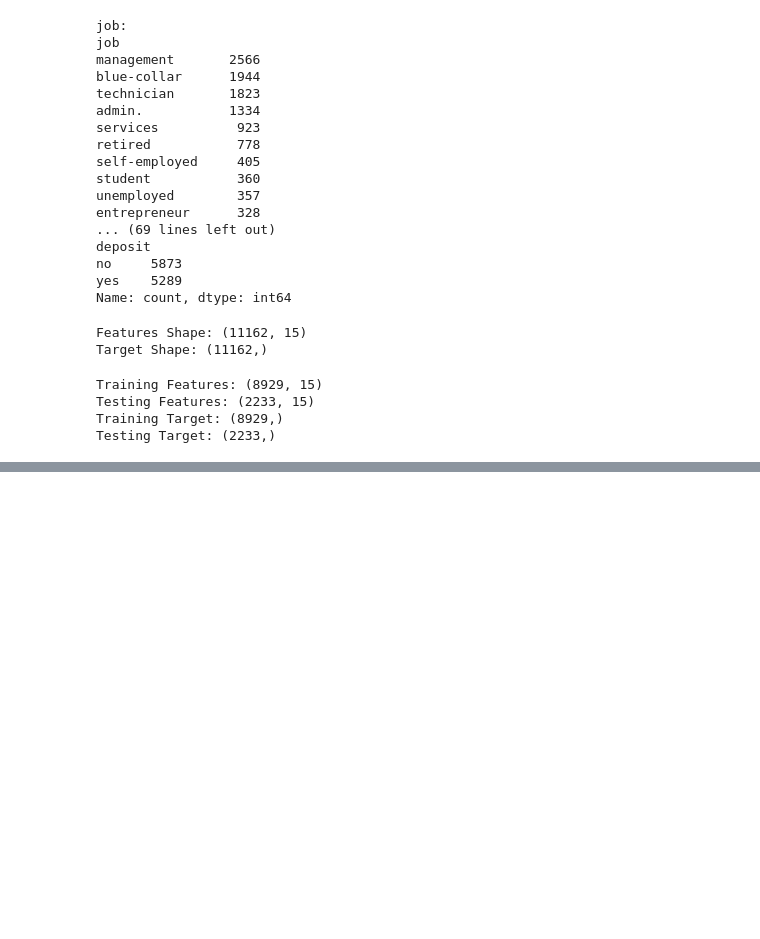
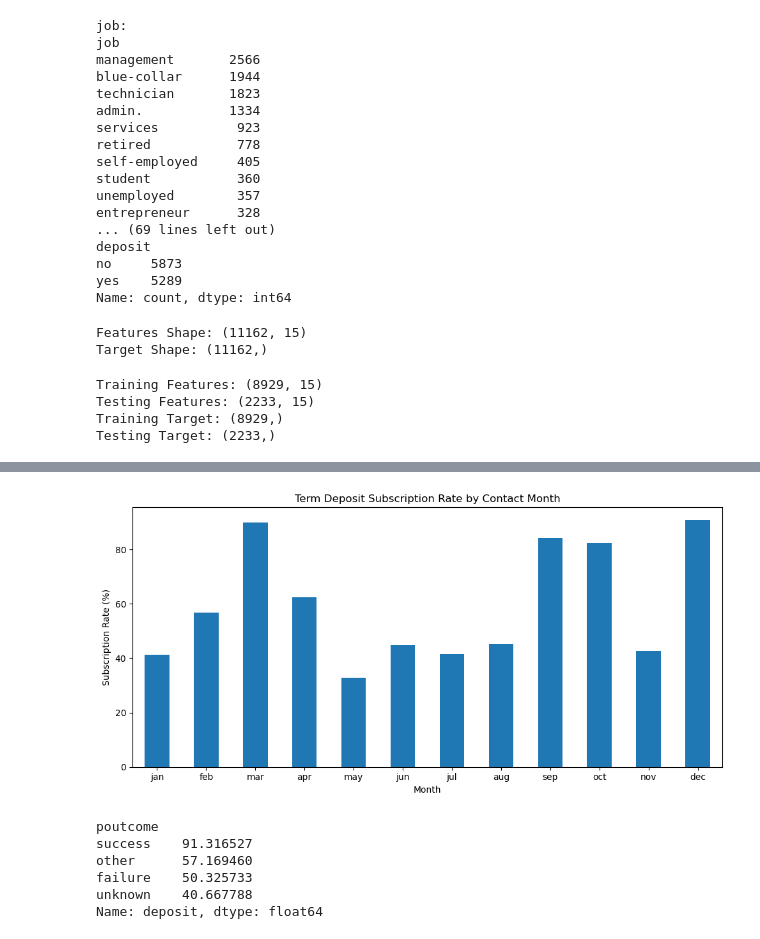
Before and after one commit to jasleenjk07/markovate-assessment, a Jupyter notebook: notebooks/Customer_Subscription_Classification.ipynb, the cells around one changed output, grey strips where cells are left out. Saved outputs shown, nothing was run; the diff lists cells and outputs as text; code cells hidden in the pictures; blank space fills up the shorter version.

```diff
--- a/notebooks/Customer_Subscription_Classification.ipynb
+++ b/notebooks/Customer_Subscription_Classification.ipynb
@@ -245,0 +369,6 @@ Testing Target: (2233,)
+# %%
+month_subscription = df.groupby("month")["deposit"].apply(
+    lambda x : (x == "yes").mean() * 100
+)
+
+print(month_subscription)
@@ -245,0 +390,30 @@ Testing Target: (2233,)
+# %%
+month_order = [
+    "jan", "feb", "mar", "apr", "may", "jun",
+    "jul", "aug", "sep", "oct", "nov", "dec"
+]
+
+month_subscription = month_subscription.reindex(month_order)
+
+month_subscription.plot(kind = "bar", figsize=(10,5))
+plt.title("Term Deposit Subscription Rate by Contact Month")
+plt.xlabel("Month")
+plt.ylabel("Subscription Rate (%)")
+plt.xticks(rotation = 0)
+plt.tight_layout()
+plt.show()
+# %% [output]
+[figure, added]
+# %%
+poutcome_subscription = df.groupby("poutcome")["deposit"].apply(
+    lambda x : (x == "yes").mean() * 100
+)
+
+print(poutcome_subscription.sort_values(ascending=False))
+# %% [output]
+poutcome
+success    91.316527
+other      57.169460
+failure    50.325733
+unknown    40.667788
+Name: deposit, dtype: float64
```
Also changed, not shown: parts of 11 cells of this notebook.
